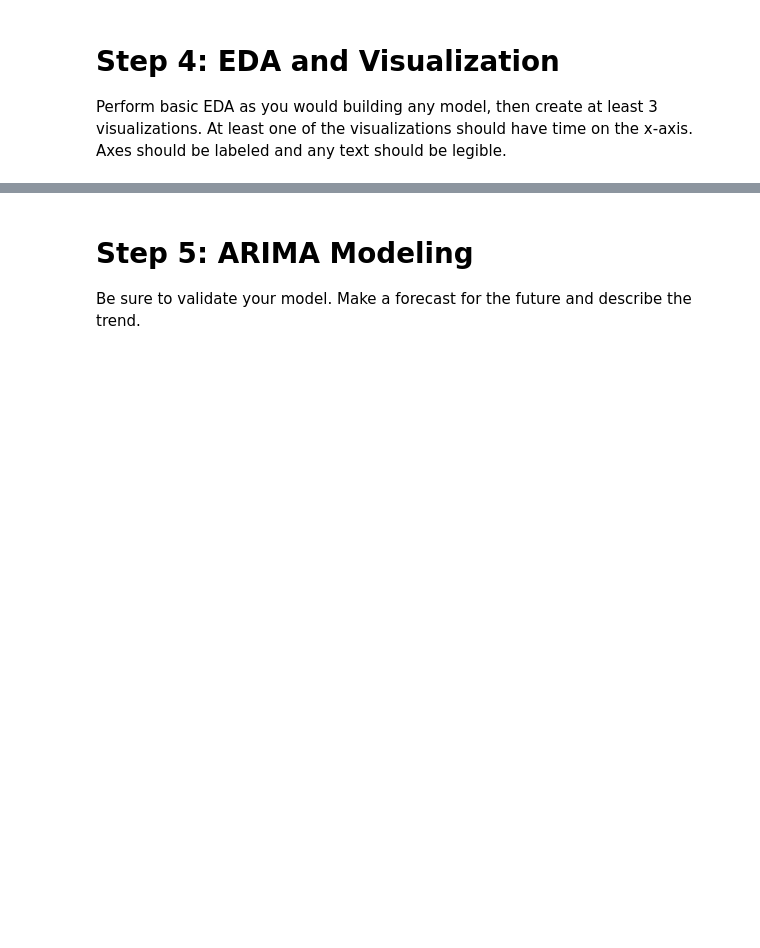
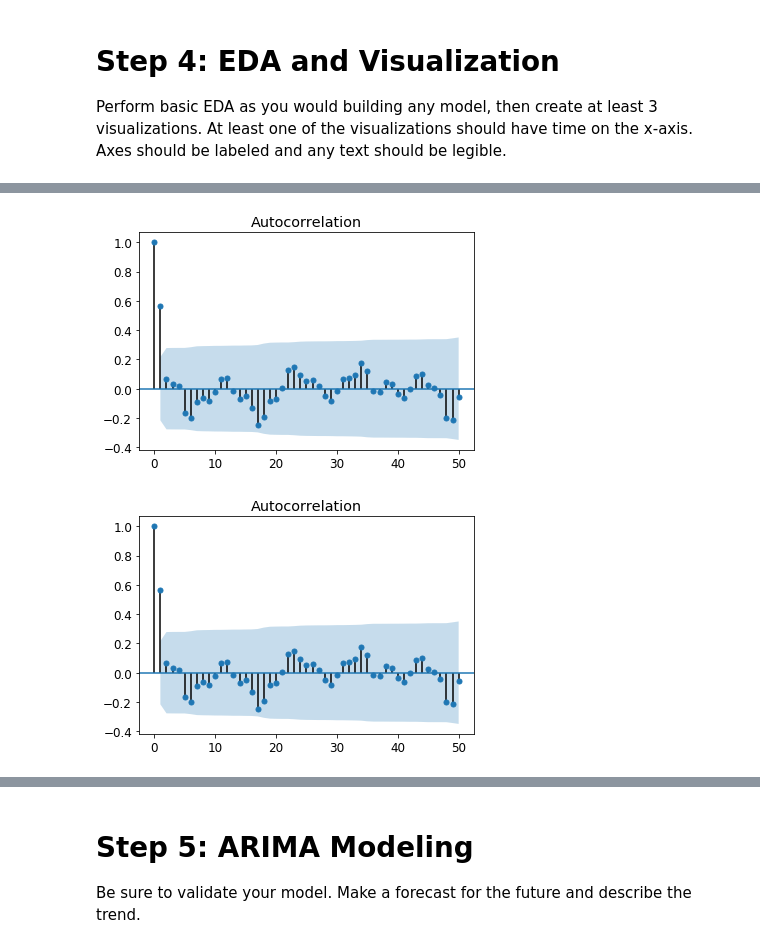
Before and after one commit to krbarounis/Zillow-Project, a Jupyter notebook: mod_4_starter_notebook.ipynb, the cells around one changed output, grey strips where cells are left out. Saved outputs shown, nothing was run; the diff lists cells and outputs as text; code cells hidden in the pictures; blank space fills up the shorter version.

```diff
--- a/mod_4_starter_notebook.ipynb
+++ b/mod_4_starter_notebook.ipynb
@@ -206,0 +187,7 @@ dickey_fuller(diff_high['value'])
+# %%
+# check auto correlation
+from statsmodels.graphics.tsaplots import plot_acf
+plot_acf(high_df_twice, alpha=.05, lags=50)
+# %% [output]
+[figure, added]
+[figure, added]
```
Also changed, not shown: parts of 37 cells of this notebook.
